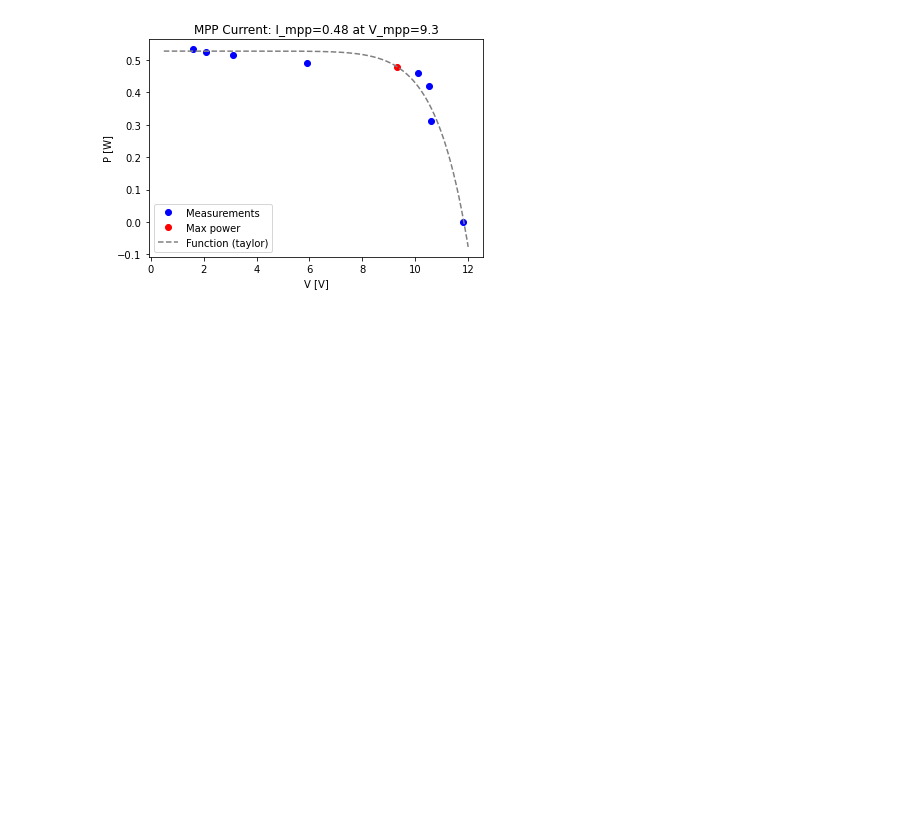
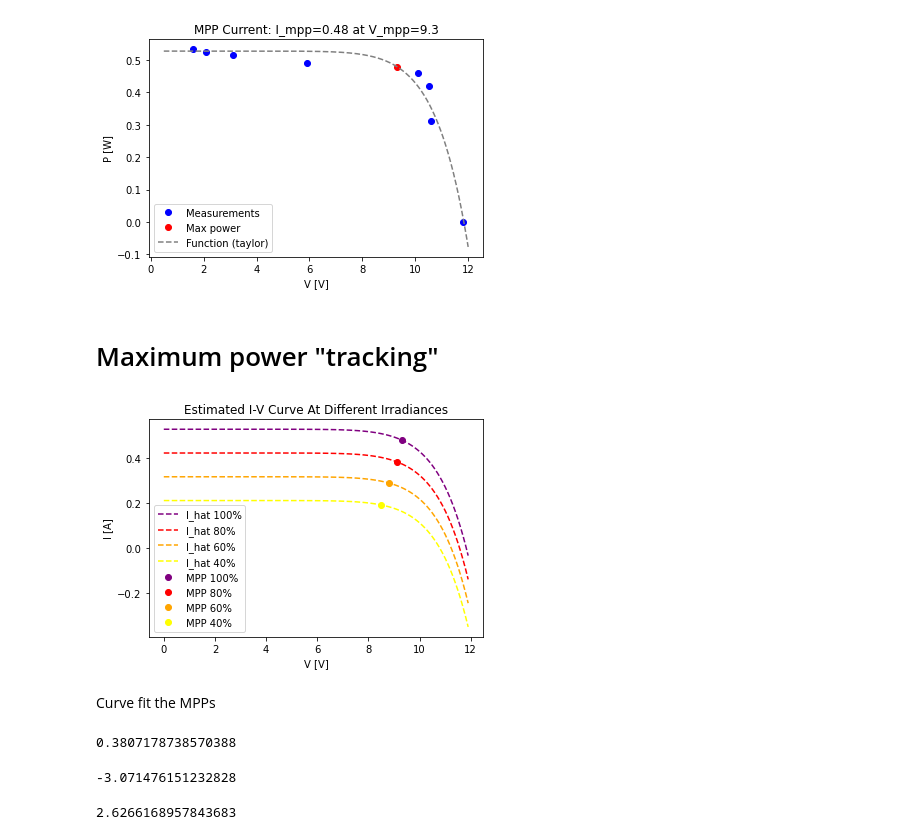
Before and after one commit to woodjmichael/PV-based-systems-lab, a Jupyter notebook: solar_cell_iv_curve_fit.ipynb, the cells around one changed output. Drawn from its saved outputs; the diff is of its cells as text; code cells hidden in the pictures; blank space fills up the shorter version.

```diff
--- a/solar_cell_iv_curve_fit.ipynb
+++ b/solar_cell_iv_curve_fit.ipynb
@@ -170,4 +169,4 @@ $ \hat I (V) = I_L - I_S \ e^{ ( \frac{qV}{nkT} ) }  = I_L - I_S \ e^{ zV }  $
 # %%
-def I_hat_eq(V, I_L, I_S):
-	return I_L - I_S * ( exp(z*V) )
+def I_hat_eq(v, i_l, i_s):
+	return i_l - i_s * ( exp(z*v) )
 # %% [markdown]
@@ -189,9 +190,9 @@ or more compact:
 
 $ \hat I_t(V) = I_L - I_S \ \biggr( 1 + \sum_{i=1}^{\infty} { \frac{(zV)^i}{i!} } \biggr) $ where rather than $\infty$ we will stop at 10.
 # %%
-def I_hat_eq(V, I_L, I_S):
-	exp_taylor = 1
+def I_hat_eq(v, i_l, i_s):
+	e_taylor = 1
 	for i in range(1,11):
-		exp_taylor += (z*V)**i/factorial(i)
-	return I_L - I_S * exp_taylor
+		e_taylor += (z*v)**i / factorial(i)
+	return i_l - i_s * e_taylor
 # %% [markdown]
@@ -204,7 +205,7 @@ Note some python syntax used ⬆️.
 
 Make python fit (estimate) the parameters $I_L$ and $I_S$ in our function $\hat I_t(V)$.
 # %%
-(I_L, I_S), _ = curve_fit(I_hat_eq, V, I)
+(I_L, I_S), pcov = curve_fit(I_hat_eq, V, I)
 # %%
 I_L
 # %% [output]
@@ -318,3 +327,36 @@ pname = f'MPP Current: I_mpp={I_mpp:.2f} at V_mpp={V_mpp:.1f}'
 p.plot(xname='V [V]', yname='P [W]', pname = pname)
 # %% [output]
 [figure]
+# %% [markdown]
+# Maximum power "tracking"
+# %%
+v = arange(0,12,0.1)
+
+I_hat_100 = I_hat_eq(v,1.0*I_L, I_S)
+I_hat_80 =  I_hat_eq(v,0.8*I_L, I_S)
+I_hat_60 =  I_hat_eq(v,0.6*I_L, I_S)
+I_hat_40 =  I_hat_eq(v,0.4*I_L, I_S)
+
+P_hat_100 = P_hat_eq(v,1.0*I_L, I_S)
+P_hat_80 =  P_hat_eq(v,0.8*I_L, I_S)
+P_hat_60 =  P_hat_eq(v,0.6*I_L, I_S)
+P_hat_40 =  P_hat_eq(v,0.4*I_L, I_S)
+
+i_mpp_100 = argmax(P_hat_100)
+i_mpp_80  = argmax(P_hat_80)
+i_mpp_60  = argmax(P_hat_60)
+i_mpp_40  = argmax(P_hat_40)
+
+p.add_series('I_hat 100%', v, I_hat_100, '--', 'purple')
+p.add_series('I_hat 80%', v, I_hat_80,   '--', 'red')
+p.add_series('I_hat 60%', v, I_hat_60,   '--', 'orange')
+p.add_series('I_hat 40%', v, I_hat_40,   '--', 'yellow')
+p.add_series('MPP 100%', v[i_mpp_100], I_hat_100[i_mpp_100], 'o', 'purple')
+p.add_series('MPP 80%', v[i_mpp_80], I_hat_80[i_mpp_80], 'o', 'red')
+p.add_series('MPP 60%', v[i_mpp_60], I_hat_60[i_mpp_60], 'o', 'orange')
+p.add_series('MPP 40%', v[i_mpp_40], I_hat_40[i_mpp_40], 'o', 'yellow')
+p.plot(xname='V [V]', yname='I [A]', pname = 'Estimated I-V Curve At Different Irradiances')
+# %% [output]
+[figure, added]
+# %% [markdown]
+Curve fit the MPPs
@@ -320,0 +371,13 @@ p.plot(xname='V [V]', yname='P [W]', pname = pname)
+# %%
+a
+# %% [output]
+0.3807178738570388
+# %%
+b
+# %% [output]
+-3.071476151232828
+# %%
+R = 1/a
+R
+# %% [output]
+2.6266168957843683
```
Also changed, not shown: parts of 16 cells of this notebook.
